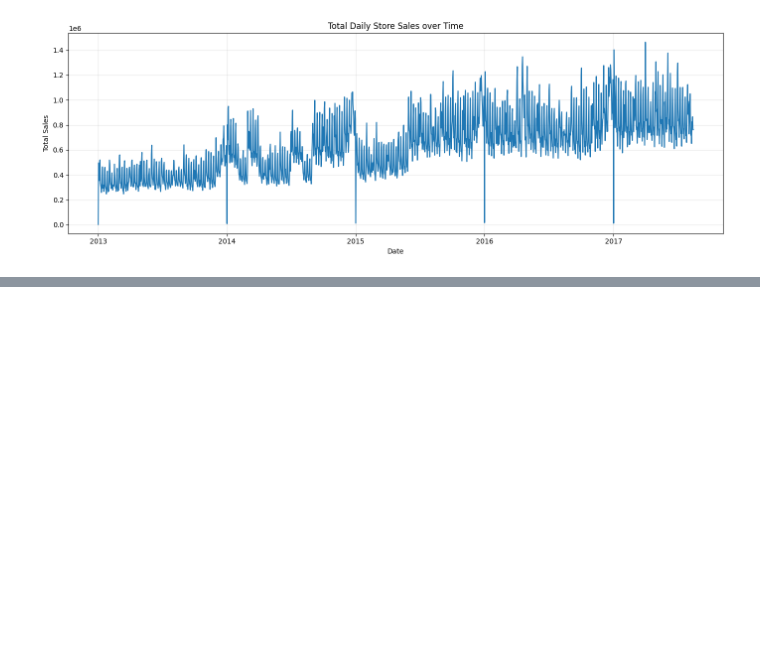
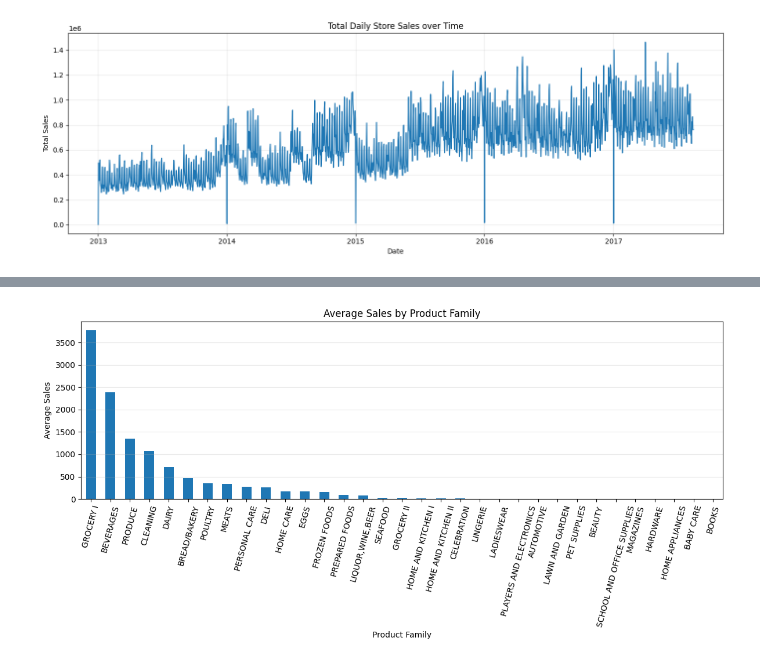
Before and after one commit to clia7/Store_Sales_Analysis, a Jupyter notebook: store-sales-competition.ipynb, the cells around one changed output, grey strips where cells are left out. Drawn from its saved outputs; the diff is of its cells as text; code cells hidden in the pictures; blank space fills up the shorter version.

```diff
--- a/store-sales-competition.ipynb
+++ b/store-sales-competition.ipynb
@@ -127,0 +169,21 @@ plt.show()
+# %%
+# Avg Sales by Product Family
+
+family_sales = (
+    train.groupby('family')['sales']
+    .mean()
+    .sort_values(ascending=False)
+)
+
+plt.figure(figsize=(12,6))
+family_sales.plot(kind='bar')
+plt.title('Average Sales by Product Family')
+plt.xlabel('Product Family')
+plt.ylabel('Average Sales')
+plt.xticks(rotation=75)
+plt.grid(axis='y', alpha=0.3)
+
+plt.tight_layout()
+plt.show()
+# %% [output]
+[figure, added]
```
Also changed, not shown: parts of 6 cells of this notebook.
